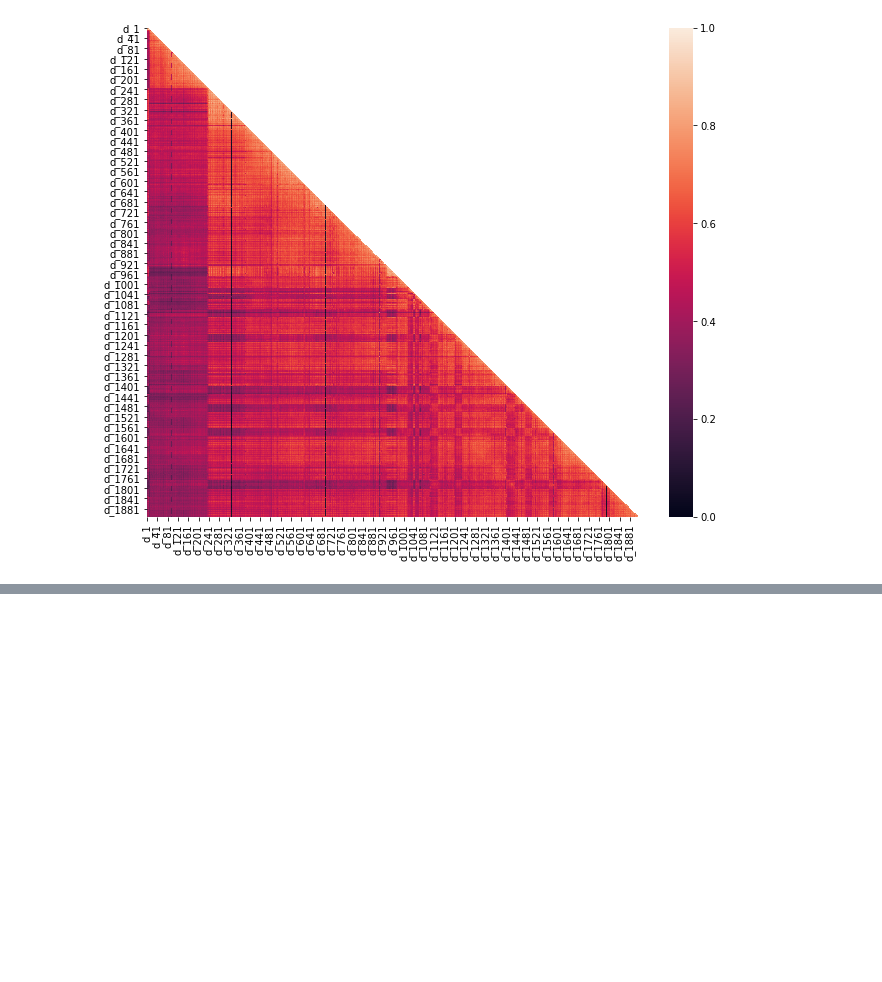
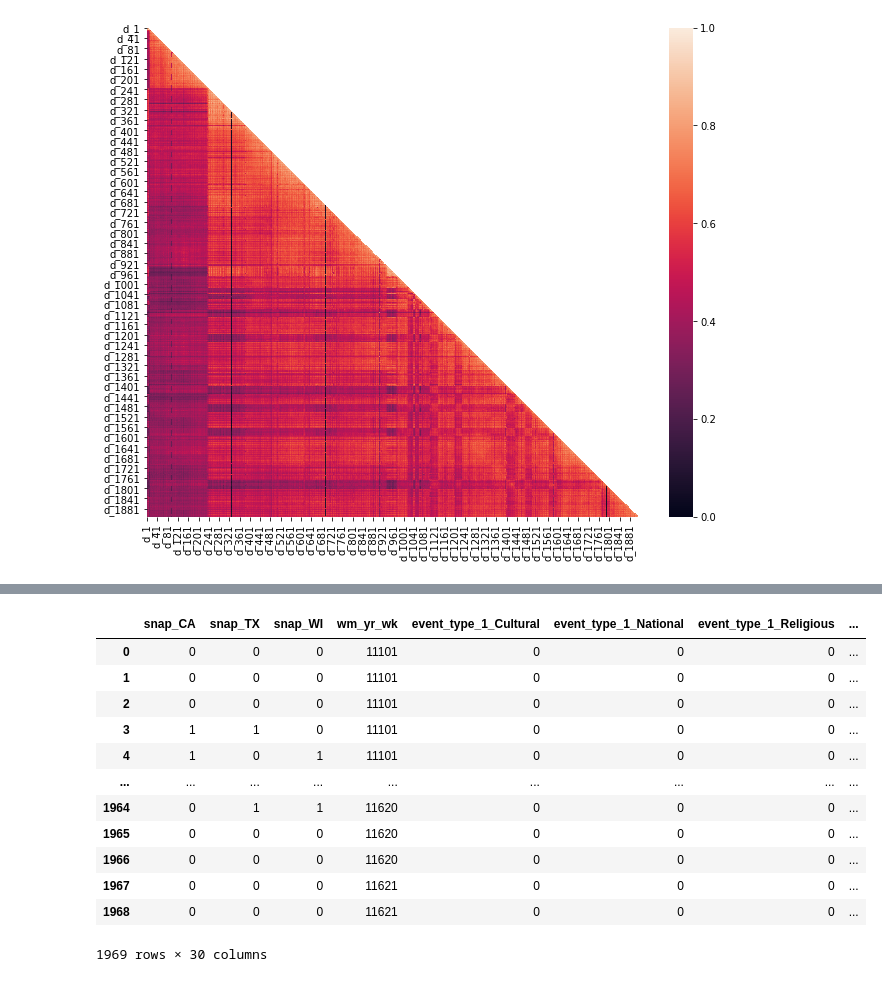
Before and after one commit to albertoid/M5, a Jupyter notebook: Cleaning.ipynb, the cells around one changed output, grey strips where cells are left out. Cells and saved outputs as stored; diff of their text form; code cells hidden in the pictures; blank space fills up the shorter version.

```diff
--- a/Cleaning.ipynb
+++ b/Cleaning.ipynb
@@ -60,0 +162,29 @@ ValueError: ('The truth value of a Series is ambiguous. Use a.empty, a.bool(), a
+# %%
+#Extraccion de dia(s) y transposición
+df_sat_d=df_sat.drop(columns=['id', 'item_id', 'dept_id', 'cat_id', 'store_id', 'state_id'])
+df_sell=df_sat_d.iloc[0].T
+df_data=df_cal_dum.copy()
+df_sell.reset_index(drop=True,inplace=True,name='day_sell')
+
+#Completar la serie para igualar el numero de registros de dias
+for i in range(56):
+    df_sell=df_sell.append(pd.Series([None]))
+
+#Integracion de las ventas al Set de datos
+df_data['day_sell']=df_sell.values
+# %%
+df_data
+# %% [output]
+|  | snap_CA | snap_TX | snap_WI | wm_yr_wk | event_type_1_Cultural | event_type_1_National | event_type_1_Religious | ... |
+| 0 | 0 | 0 | 0 | 11101 | 0 | 0 | 0 | ... |
+| 1 | 0 | 0 | 0 | 11101 | 0 | 0 | 0 | ... |
+| 2 | 0 | 0 | 0 | 11101 | 0 | 0 | 0 | ... |
+| 3 | 1 | 1 | 0 | 11101 | 0 | 0 | 0 | ... |
+| 4 | 1 | 0 | 1 | 11101 | 0 | 0 | 0 | ... |
+| ... | ... | ... | ... | ... | ... | ... | ... | ... |
+| 1964 | 0 | 1 | 1 | 11620 | 0 | 0 | 0 | ... |
+| 1965 | 0 | 0 | 0 | 11620 | 0 | 0 | 0 | ... |
+| 1966 | 0 | 0 | 0 | 11620 | 0 | 0 | 0 | ... |
+| 1967 | 0 | 0 | 0 | 11621 | 0 | 0 | 0 | ... |
+| 1968 | 0 | 0 | 0 | 11621 | 0 | 0 | 0 | ... |
+1969 rows × 30 columns
```
Also changed, not shown: parts of 18 cells of this notebook, 2 other files.
